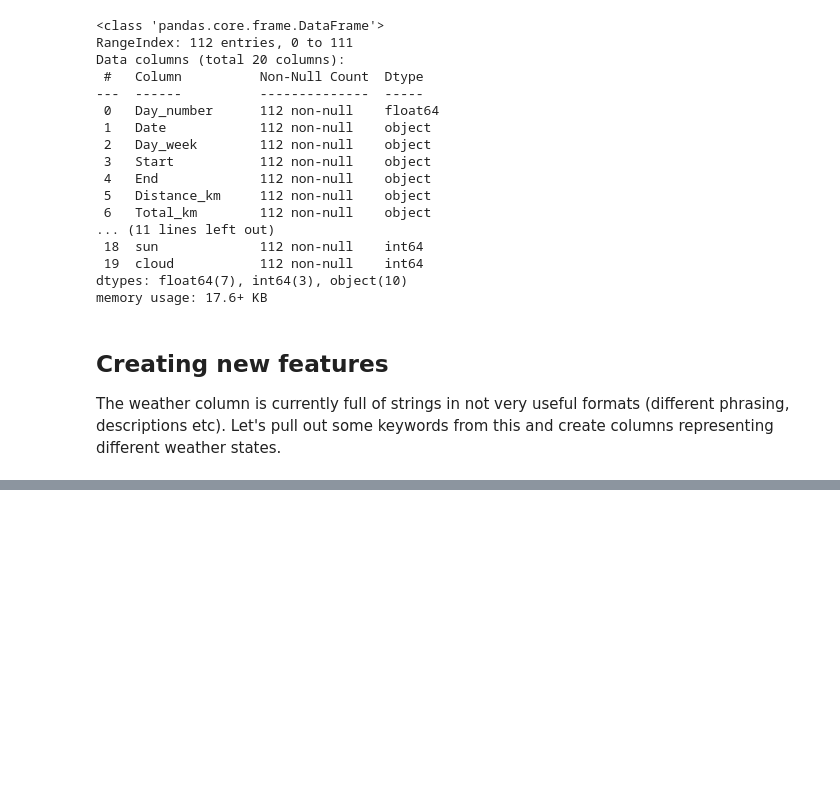
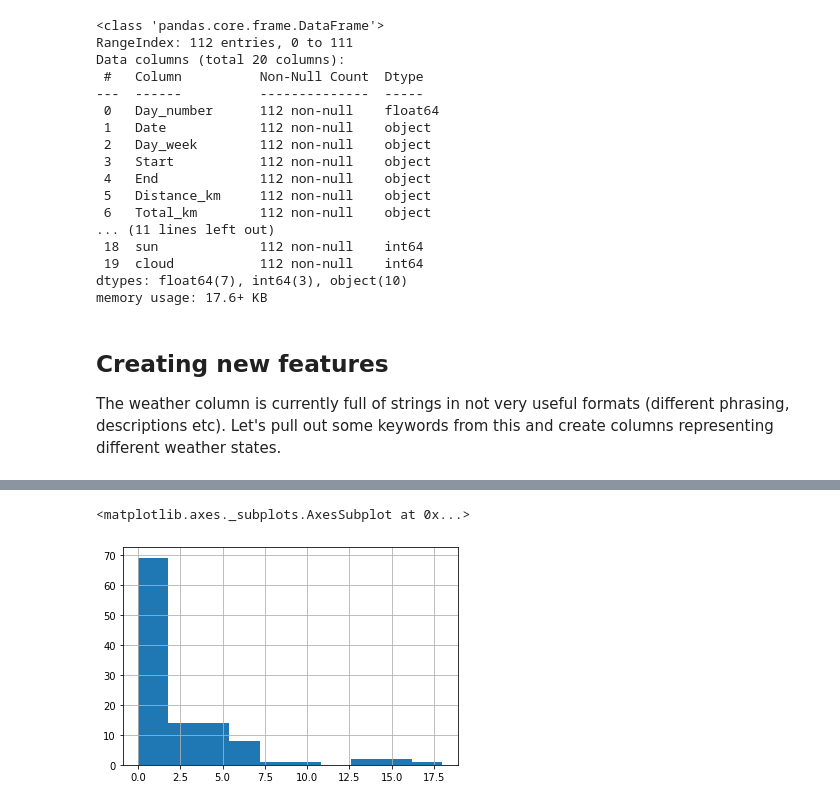
Before and after one commit to EmmaKLofthouse/LEJOG, a Jupyter notebook: lejog.ipynb, the cells around one changed output, grey strips where cells are left out. Cells and saved outputs as stored; diff of their text form; code cells hidden in the pictures; blank space fills up the shorter version.

```diff
--- a/lejog.ipynb
+++ b/lejog.ipynb
@@ -156,0 +175,5 @@ df.head()
+# %%
+df.Stiles.hist()
+# %% [output]
+<matplotlib.axes._subplots.AxesSubplot at 0x...>
+[figure, added]
```
Also changed, not shown: parts of 5 cells of this notebook.
